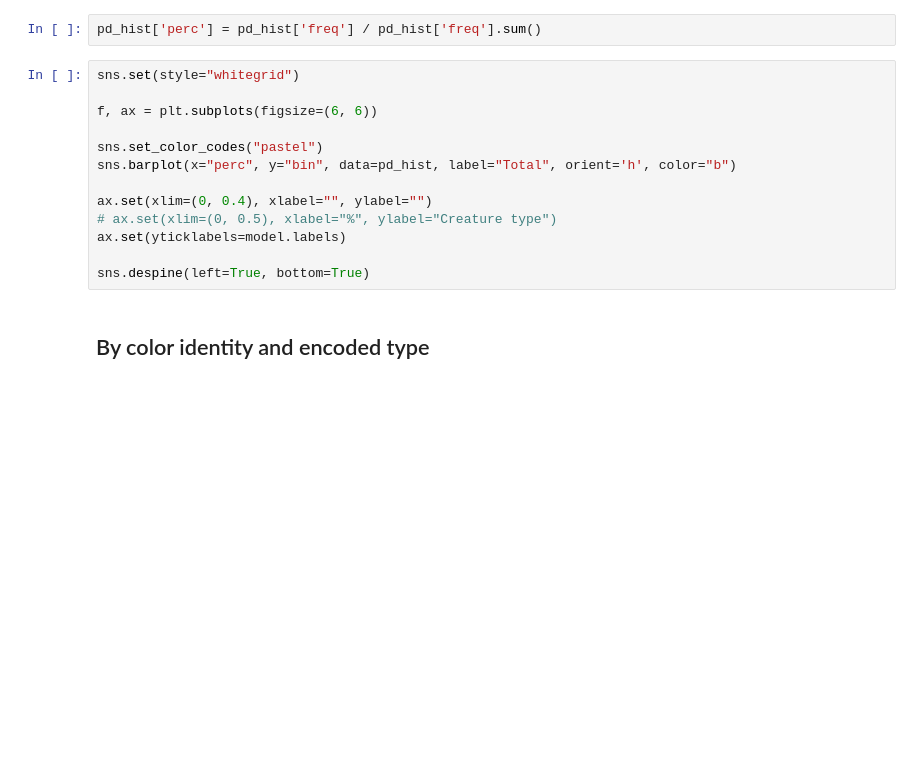
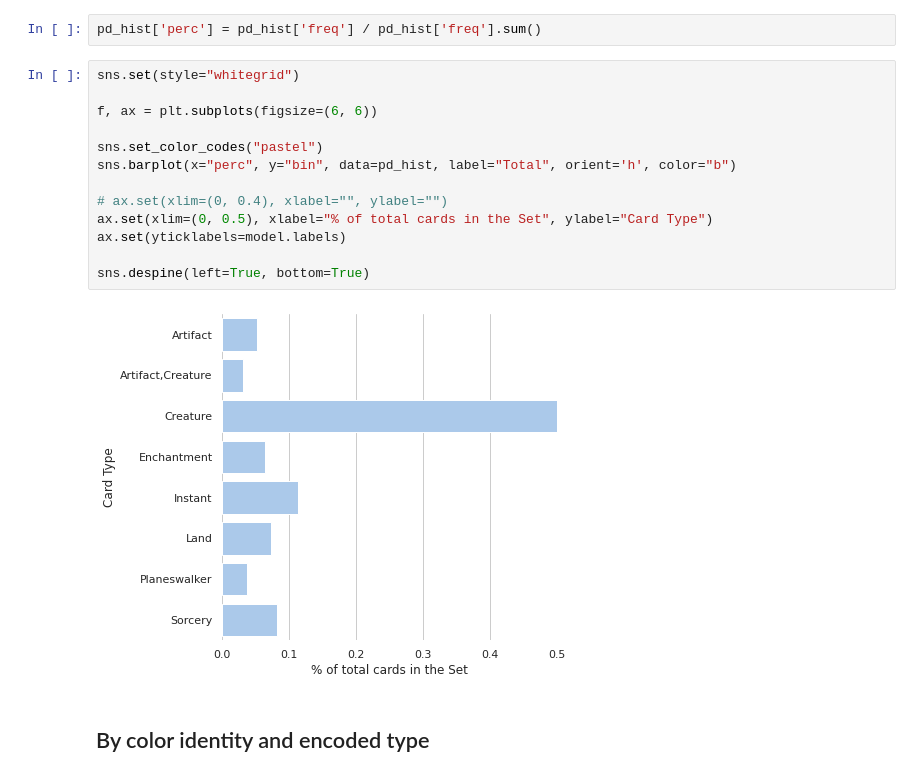
Before and after one commit to makism/mtggg, a Jupyter notebook: project/data_prep_eda/x - SQL EDA.ipynb, the cells around one changed output. Drawn from its saved outputs; the diff is of its cells as text; blank space fills up the shorter version.

```diff
--- a/project/data_prep_eda/x - SQL EDA.ipynb
+++ b/project/data_prep_eda/x - SQL EDA.ipynb
@@ -353,16 +355,18 @@ pd_hist['perc'] = pd_hist['freq'] / pd_hist['freq'].sum()
 # %%
 sns.set(style="whitegrid")
 
 f, ax = plt.subplots(figsize=(6, 6))
 
 sns.set_color_codes("pastel")
 sns.barplot(x="perc", y="bin", data=pd_hist, label="Total", orient='h', color="b")
 
-ax.set(xlim=(0, 0.4), xlabel="", ylabel="")
-# ax.set(xlim=(0, 0.5), xlabel="%", ylabel="Creature type")
+# ax.set(xlim=(0, 0.4), xlabel="", ylabel="")
+ax.set(xlim=(0, 0.5), xlabel="% of total cards in the Set", ylabel="Card Type")
 ax.set(yticklabels=model.labels)
 
 sns.despine(left=True, bottom=True)
+# %% [output]
+[figure, added]
 # %% [markdown]
 ## By color identity and encoded type
 # %% [markdown]
```
Also changed, not shown: parts of 22 cells of this notebook.
